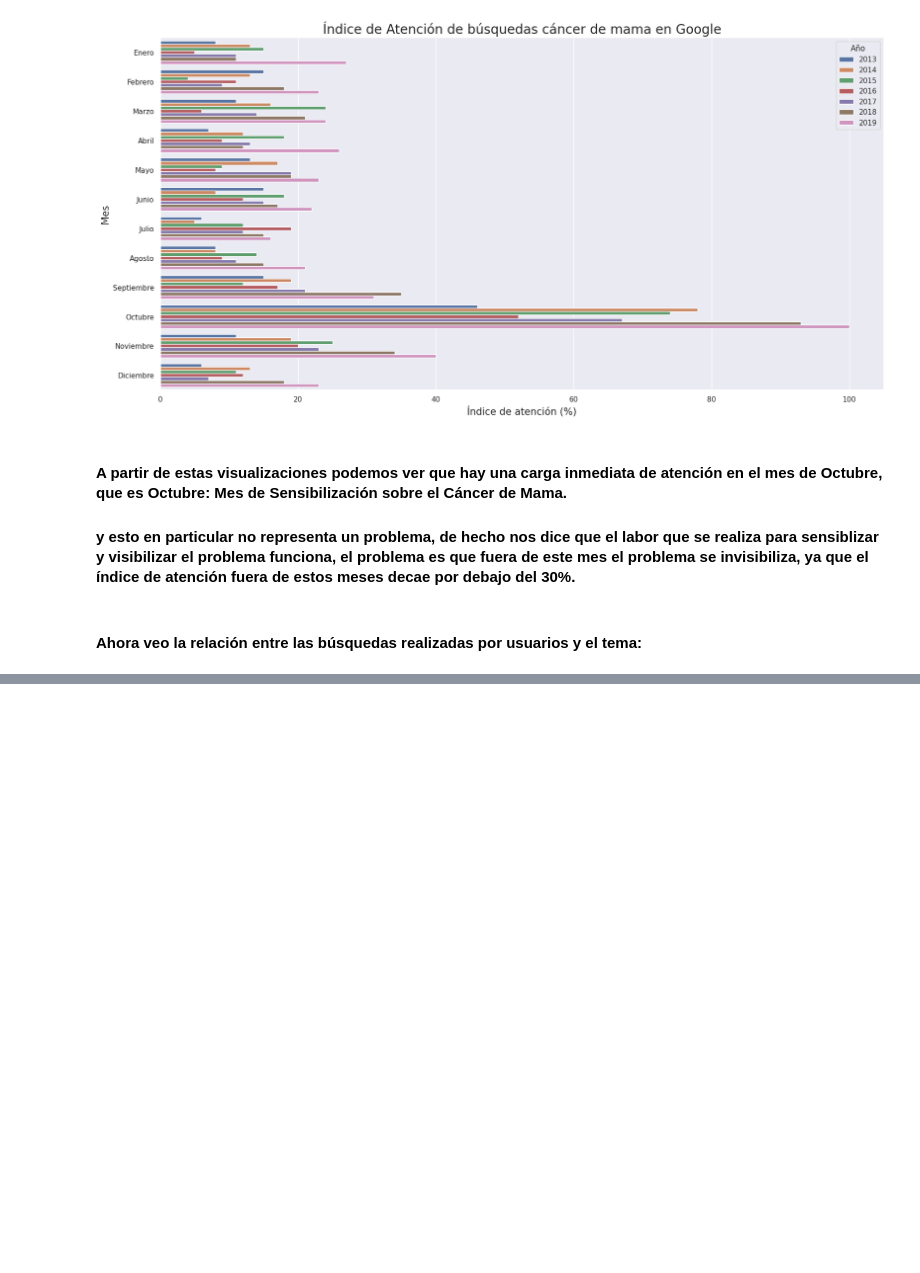
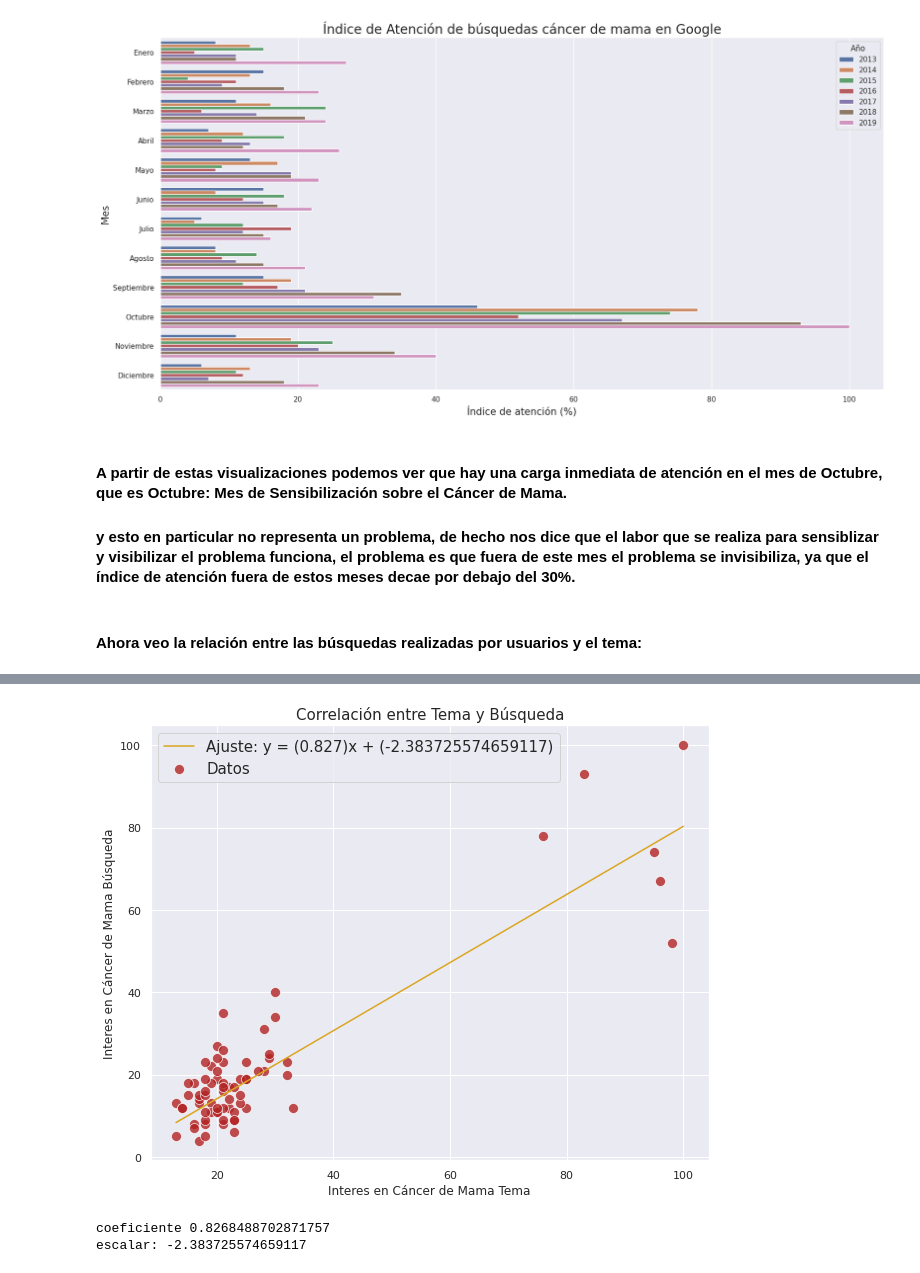
Before and after one commit to Zoe-Garcia/Equipo_2_P2_Analisis, a Jupyter notebook: Pregunta_3_y_4.ipynb, the cells around one changed output, grey strips where cells are left out. Cells and saved outputs as stored; diff of their text form; code cells hidden in the pictures; blank space fills up the shorter version.

```diff
--- a/Pregunta_3_y_4.ipynb
+++ b/Pregunta_3_y_4.ipynb
@@ -277,0 +318,24 @@ interes
+# %%
+plt.figure(figsize=(10,8))
+
+sns.scatterplot(x = valores_tema, y = valores_busqueda, color = 'firebrick', alpha = 0.8, s=100, label='Datos')
+sns.lineplot(x = valores_tema,y = y_predict, color = 'goldenrod', alpha = 1.0, label=f'Ajuste: y = ({round(lr.coef_[0],3)})x + ({lr.intercept_})')
+
+plt.xlabel('Interes en Cáncer de Mama Tema')
+plt.ylabel('Interes en Cáncer de Mama Búsqueda')
+
+plt.title('Correlación entre Tema y Búsqueda', fontsize = 15)
+
+plt.legend(fontsize = 15)
+
+plt.show()
+# %% [output]
+[figure, added]
+# %%
+]# y = mx + b
+
+print("coeficiente", lr.coef_[0])
+print(f'escalar: {lr.intercept_}')
+# %% [output]
+coeficiente 0.8268488702871757
+escalar: -2.383725574659117
```
Also changed, not shown: parts of 28 cells of this notebook.
